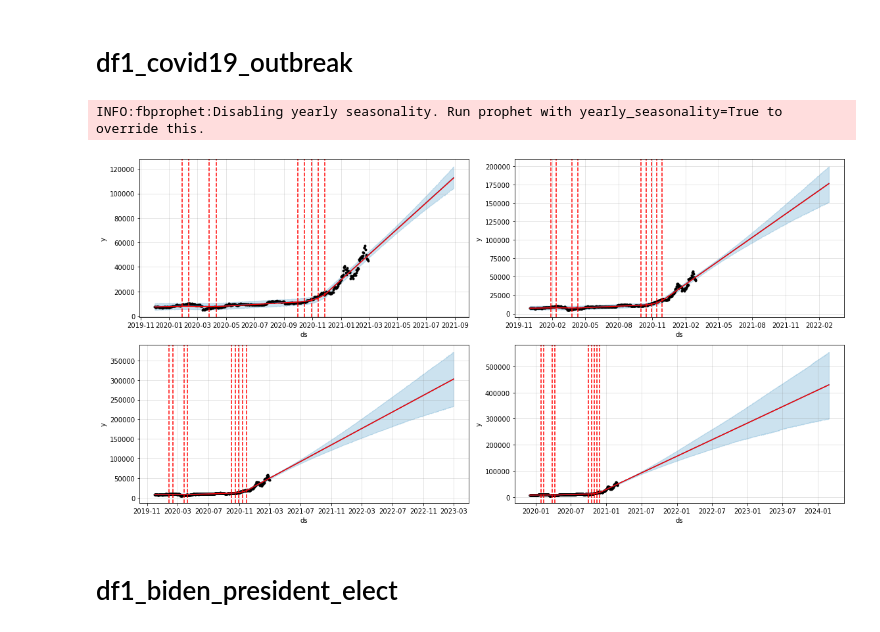
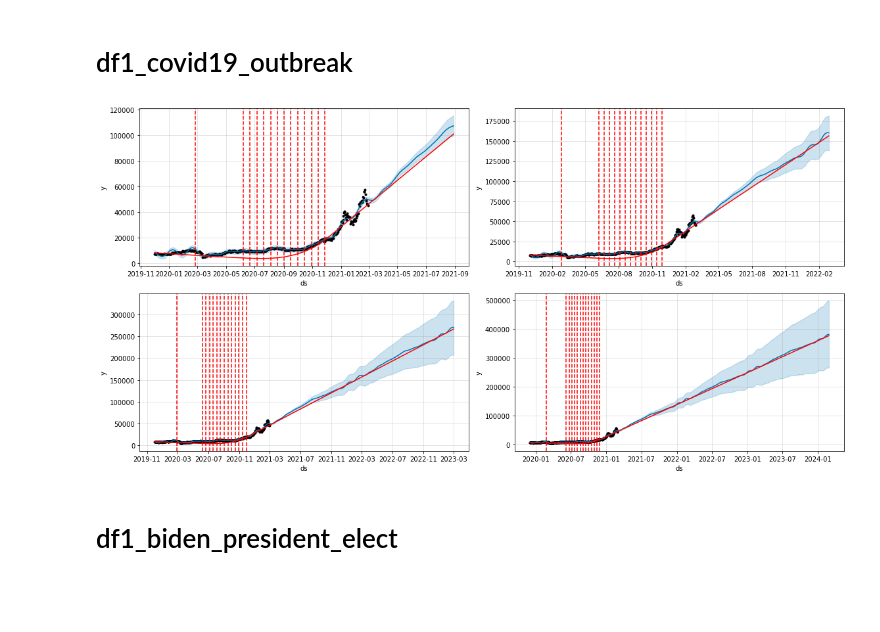
Before and after one commit to choigww/projects, a Jupyter notebook: bitcoin-price-prediction/07-summary.ipynb, the cells around one changed output. Saved outputs shown, nothing was run; the diff lists cells and outputs as text; code cells hidden in the pictures; blank space fills up the shorter version.

```diff
--- a/bitcoin-price-prediction/07-summary.ipynb
+++ b/bitcoin-price-prediction/07-summary.ipynb
@@ -424,11 +424,11 @@ draw_forecasts(get_forecasts(prophet, df1_institution_join))
 # df1_covid19_outbreak
 # %%
 prophet = Prophet(growth='linear',
-                 daily_seasonality=True)
+                 daily_seasonality=True,
+                 yearly_seasonality=True)
 draw_forecasts(get_forecasts(prophet, df1_covid19_outbreak))
 # %% [output]
-INFO:fbprophet:Disabling yearly seasonality. Run prophet with yearly_seasonality=True to override this.
-[figure, old version]
+[figure, new version]
 # %% [markdown]
 # df1_biden_president_elect
 # %%
```
